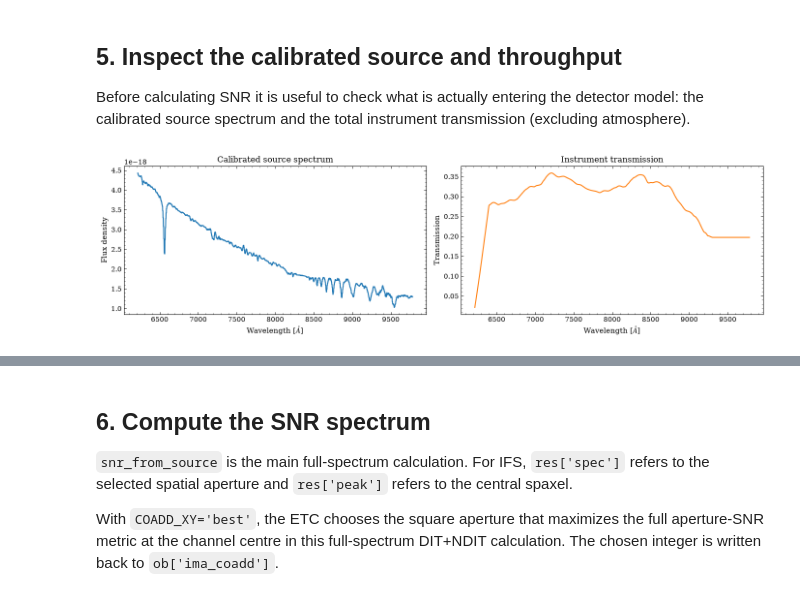
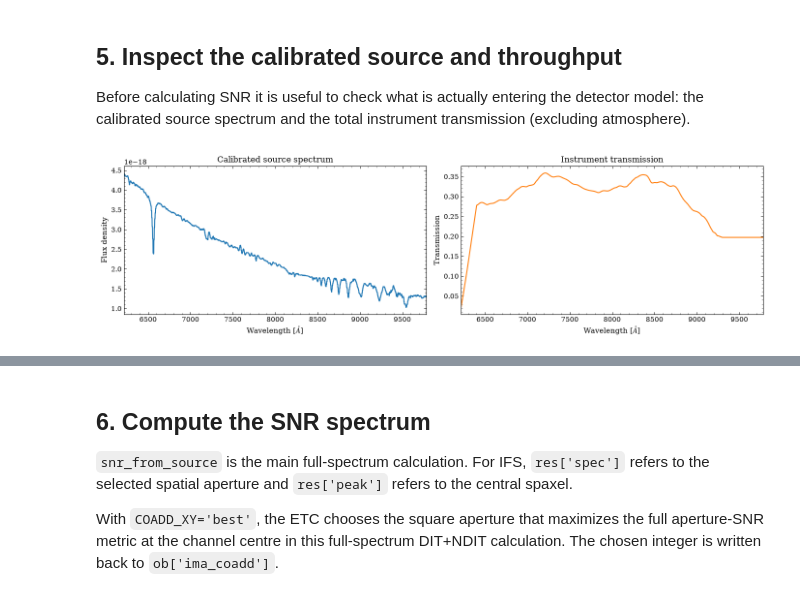
Before and after one commit to AugustoLassen/pyetc_wst, a Jupyter notebook: notebooks/pyetc_wst_quick_look.ipynb, the cells around one changed output, grey strips where cells are left out. Drawn from its saved outputs; the diff is of its cells as text; code cells hidden in the pictures.

```diff
--- a/notebooks/pyetc_wst_quick_look.ipynb
+++ b/notebooks/pyetc_wst_quick_look.ipynb
@@ -259,16 +280,19 @@ matplotlib.rcParams.update({
 # %%
 # Canvas
 fig, axes = plt.subplots(1, 2, figsize=(14, 4), sharex=True)
 
 wave = spe.wave.coord()
 
 axes[0].plot(wave, spe.data, color='tab:blue')
 axes[1].plot(con['instrans'].wave.coord(), con['instrans'].data, color='tab:orange')
 
-axes[0].set(title='Calibrated source spectrum', xlabel=r'Wavelength [$\AA$]', ylabel='Flux density')
-axes[1].set(title='Instrument transmission', xlabel=r'Wavelength [$\AA$]', ylabel='Transmission')
+xlabel=r'Wavelength [$\AA$]'
+axes[0].set(title='Calibrated source spectrum', xlabel=xlabel, ylabel='Flux density')
+axes[1].set(title='Instrument transmission', xlabel=xlabel, ylabel='Transmission')
+
+axes[0].set_xlim(con["lbda1"], con["lbda2"])
 
 plt.tight_layout()
 plt.show()
 # %% [output]
-[figure, old version]
+[figure, new version]
```
Also changed, not shown: parts of 9 cells of this notebook.
